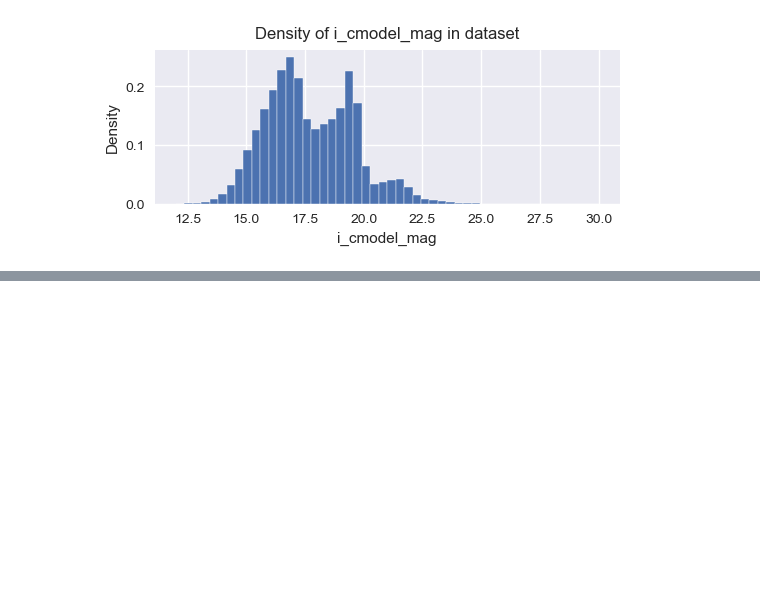
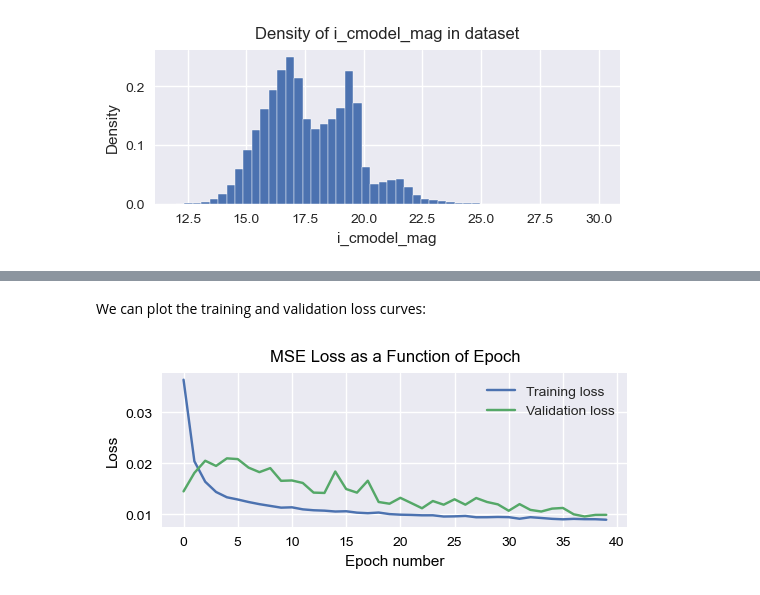
Before and after one commit to baron-de-montblanc/PHYS2550-Final-Project, a Jupyter notebook: workbook.ipynb, the cells around one changed output, grey strips where cells are left out. Cells and saved outputs as stored; diff of their text form; code cells hidden in the pictures; blank space fills up the shorter version.

```diff
--- a/workbook.ipynb
+++ b/workbook.ipynb
@@ -62,0 +170,11 @@ plot_labels_features(data, labels, features, plot_feature="z_cmodel_mag", yrange
+# %% [markdown]
+We can plot the training and validation loss curves:
+# %%
+from src.visualize import plot_loss
+
+plot_loss(loss_list, val_loss_list,
+#           transparent=True,
+#           savepath="./fcnn_loss_curve.png",
+          )
+# %% [output]
+[figure, added]
```
Also changed, not shown: parts of 39 cells of this notebook, 11 other files.
